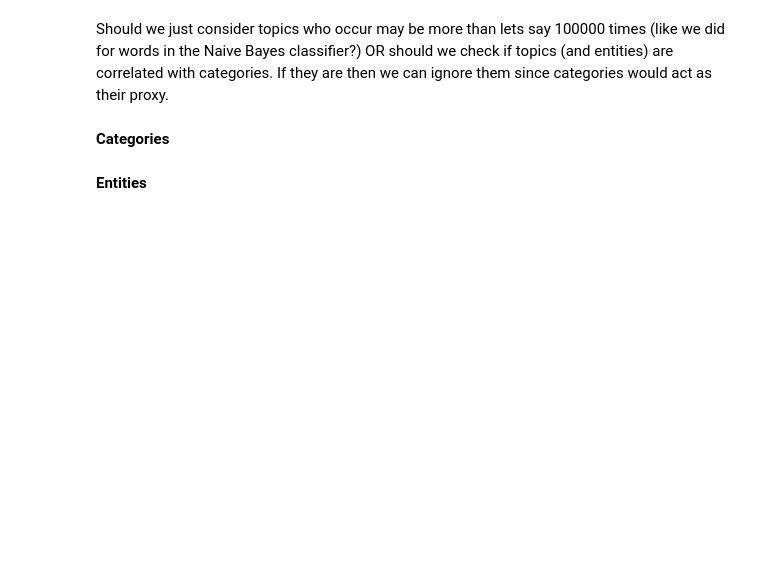
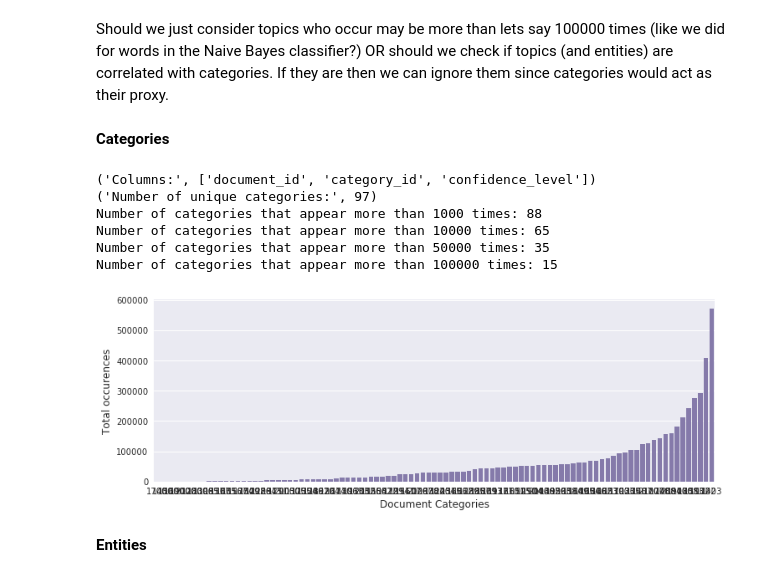
Before and after one commit to vishalchangrani/outbrain, a Jupyter notebook: TitleEntityCategory.ipynb, the cells around one changed output. Cells and saved outputs as stored; diff of their text form; code cells hidden in the pictures; blank space fills up the shorter version.

Commit message:
chi-sq contingency analysis over title, category and entity

```diff
--- a/TitleEntityCategory.ipynb
+++ b/TitleEntityCategory.ipynb
@@ -61,17 +61,26 @@ categories = pd.read_csv('./data/documents_categories.csv',  dtype={"document_id
 # %%
 print('Columns:', categories.columns.tolist())
 print('Number of unique categories:', len(categories.category_id.unique()))
 
 cat_ids = categories.groupby('category_id')['confidence_level'].count().sort_values()
 
 for i in [1000, 10000, 50000, 100000]:
     print('Number of categories that appear more than {} times: {}'
           .format(i, (cat_ids > i).sum()))
 
 plt.figure(figsize=(12, 4))
 sns.barplot(cat_ids.index, cat_ids.values, order=cat_ids.index, alpha=1, color=p[3])
 plt.xlabel('Document Categories', fontsize=12)
 plt.ylabel('Total occurences', fontsize=12)
 plt.show()
+del(cat_ids)
+# %% [output]
+('Columns:', ['document_id', 'category_id', 'confidence_level'])
+('Number of unique categories:', 97)
+Number of categories that appear more than 1000 times: 88
+Number of categories that appear more than 10000 times: 65
+Number of categories that appear more than 50000 times: 35
+Number of categories that appear more than 100000 times: 15
+[figure, added]
 # %% [markdown]
 <b>Entities</b>
```
Also changed, not shown: parts of 22 cells of this notebook.
